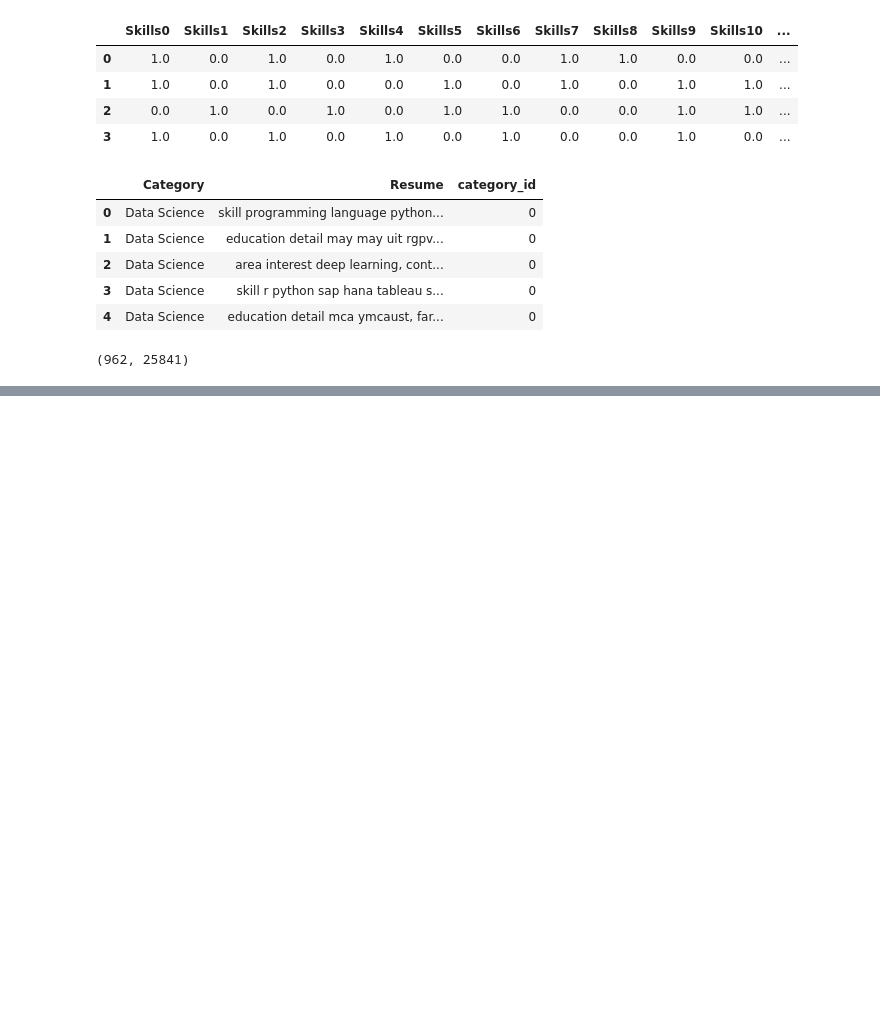
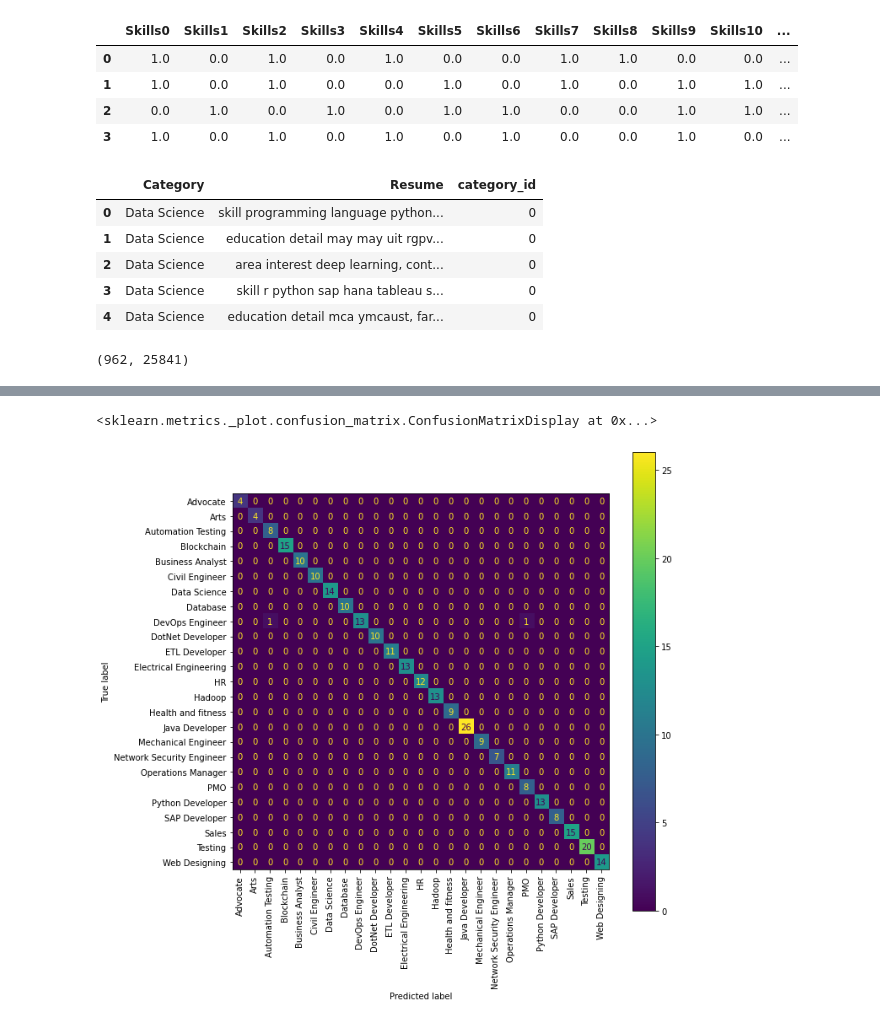
Before and after one commit to AJ-delaCruz/CMPE255, a Jupyter notebook: Resume.ipynb, the cells around one changed output, grey strips where cells are left out. Saved outputs shown, nothing was run; the diff lists cells and outputs as text; code cells hidden in the pictures; blank space fills up the shorter version.

```diff
--- a/Resume.ipynb
+++ b/Resume.ipynb
@@ -212,0 +249,12 @@ accuracy_score(y_test, y_pred_test2)
+# %%
+fig, ax = plt.subplots(figsize=(10,10))
+
+predictions = lin_svm.predict(vectorizer.transform(X_test))
+cm = confusion_matrix(y_test, predictions, labels=lin_svm.classes_)
+disp = ConfusionMatrixDisplay(confusion_matrix=cm,display_labels=lin_svm.classes_)
+
+
+disp.plot(ax=ax, xticks_rotation = 'vertical')
+# %% [output]
+<sklearn.metrics._plot.confusion_matrix.ConfusionMatrixDisplay at 0x...>
+[figure, added]
```
Also changed, not shown: parts of 9 cells of this notebook.
